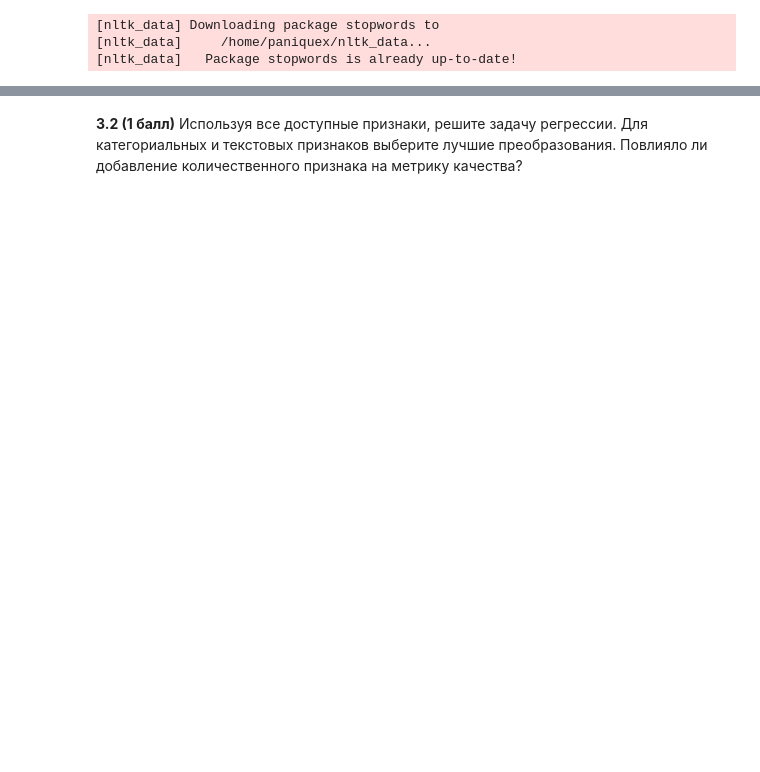
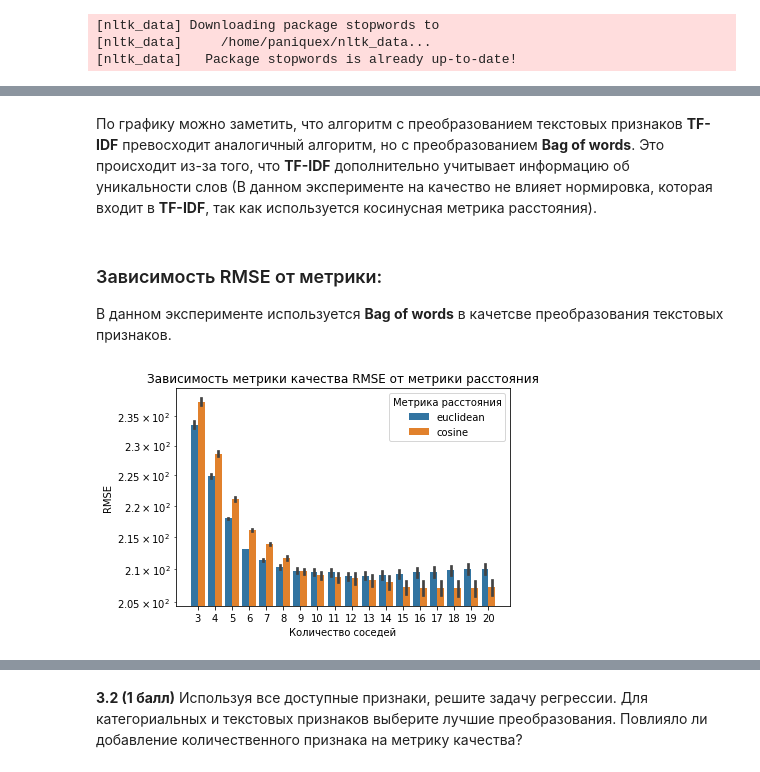
Before and after one commit to paniquex/ML_DS_practice, a Jupyter notebook: MMRO/HW_02/hw-practise-2-kuzmin-nikita.ipynb, the cells around one changed output, grey strips where cells are left out. Cells and saved outputs as stored; diff of their text form; code cells hidden in the pictures; blank space fills up the shorter version.

```diff
--- a/MMRO/HW_02/hw-practise-2-kuzmin-nikita.ipynb
+++ b/MMRO/HW_02/hw-practise-2-kuzmin-nikita.ipynb
@@ -1279,0 +1226,6 @@ MemoryError:
+# %%
+logs_data = pd.DataFrame(logs, columns=['preproc_type',
+                                        'n_neighbours',
+                                        'weights',
+                                        'metric',
+                                        'rmse'])
@@ -1279,0 +1268,15 @@ MemoryError:
+# %% [markdown]
+По графику можно заметить, что алгоритм с преобразованием текстовых признаков **TF-IDF** превосходит аналогичный алгоритм, но с преобразованием **Bag of words**. Это происходит из-за того, что **TF-IDF** дополнительно учитывает информацию об уникальности слов (В данном эксперименте на качество не влияет нормировка, которая входит в **TF-IDF**, так как используется косинусная метрика расстояния).
+# %% [markdown]
+### Зависимость RMSE от метрики:
+В данном эксперименте используется **Bag of words** в качетсве преобразования текстовых признаков.
+# %%
+sns.barplot(x='Количество соседей',
+            y='RMSE',
+            hue='Метрика расстояния',
+            data=logs_data[logs_data['Тип преобразования'] == 'BOW'])
+plt.semilogy()
+plt.title('Зависимость метрики качества RMSE от метрики расстояния')
+plt.show()
+# %% [output]
+[figure, added]
```
Also changed, not shown: parts of 200 cells of this notebook.
